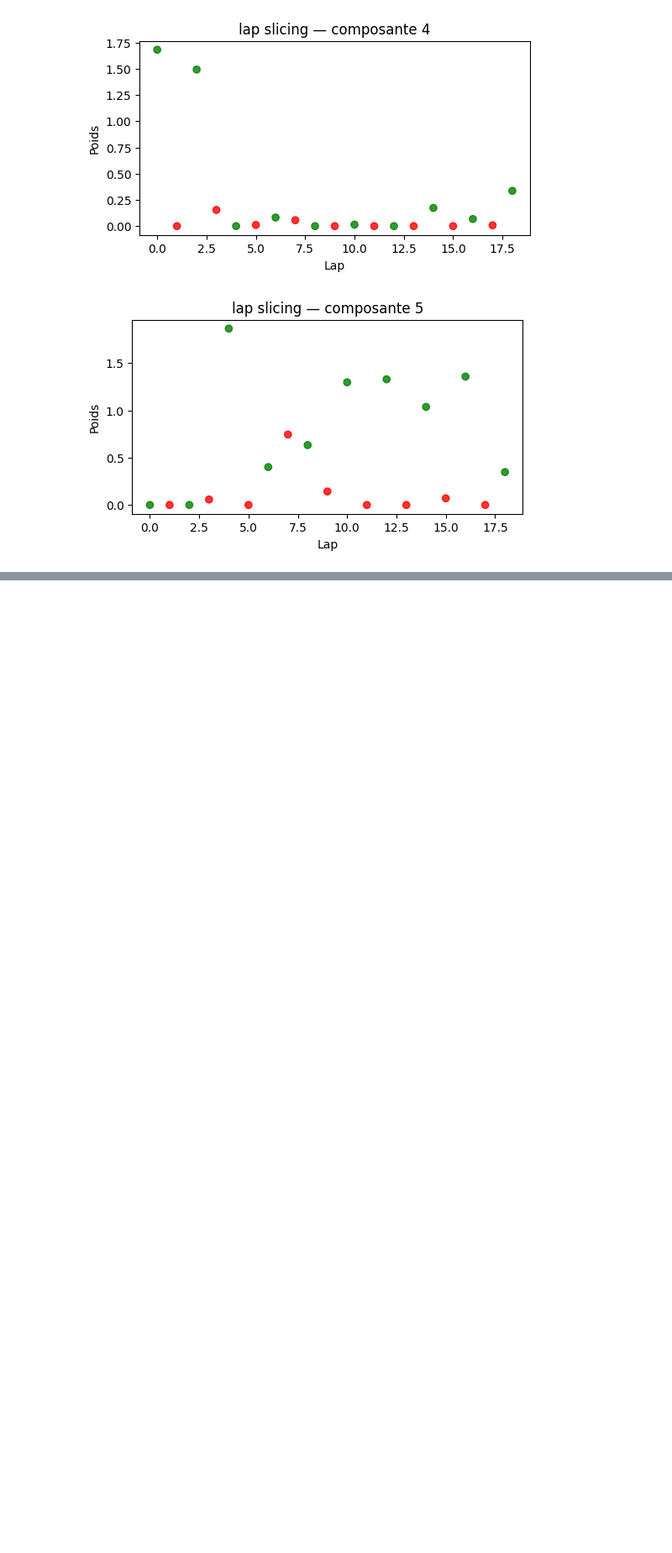
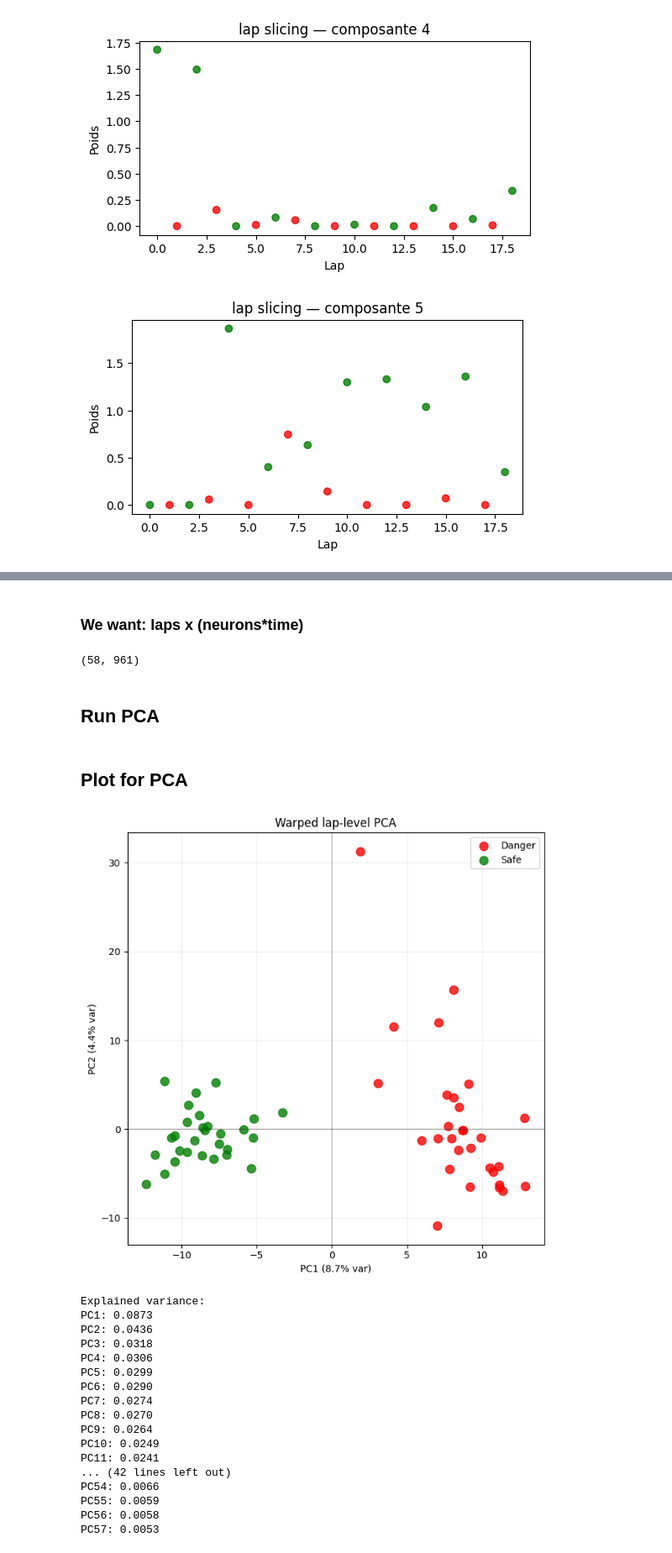
Before and after one commit to Clairaxe/Stage, a Jupyter notebook: projet/main/3_TimeWarp.ipynb, the cells around one changed output, grey strips where cells are left out. Shown at 84% size. Saved outputs shown, nothing was run; the diff lists cells and outputs as text; code cells hidden in the pictures; blank space fills up the shorter version.

```diff
--- a/projet/main/3_TimeWarp.ipynb
+++ b/projet/main/3_TimeWarp.ipynb
@@ -1204,0 +1041,23 @@ Composante 5:
+# %%
+X, info = build_warped_lap_tensor(
+    data_11,
+    session="run", # "run" ou "prerun" ou "postrun"
+    dt_ms=50,
+    use_regions="HPC", # "HB" ou "BLA" ou "HPC"
+    excit_only=True,
+    restrict_to_puff_zone=True,
+    n_time_bins=31,
+    warp_mode="position", # "position" ou "puff_time"
+)
+# %% [markdown]
+### We want: laps x (neurons*time)
+# %%
+M_lap = tensor_to_lap_slicing(X)
+
+print(M_lap.shape)
+# rows = laps
+# columns = neuron-time features
+# %% [output]
+(58, 961)
+# %% [markdown]
+## Run PCA
@@ -1204,0 +1143,28 @@ Composante 5:
+# %% [markdown]
+## Plot for PCA
+# %%
+pca_lap, score_lap, scaler_lap = run_lap_pca(
+    X,
+    info,
+    n_components=60,
+    seed=0
+)
+# %% [output]
+[figure, added]
+Explained variance:
+PC1: 0.0873
+PC2: 0.0436
+PC3: 0.0318
+PC4: 0.0306
+PC5: 0.0299
+PC6: 0.0290
+PC7: 0.0274
+PC8: 0.0270
+PC9: 0.0264
+PC10: 0.0249
+PC11: 0.0241
+... (42 lines left out)
+PC54: 0.0066
+PC55: 0.0059
+PC56: 0.0058
+PC57: 0.0053
```
Also changed, not shown: parts of 12 cells of this notebook, 14 other files.
